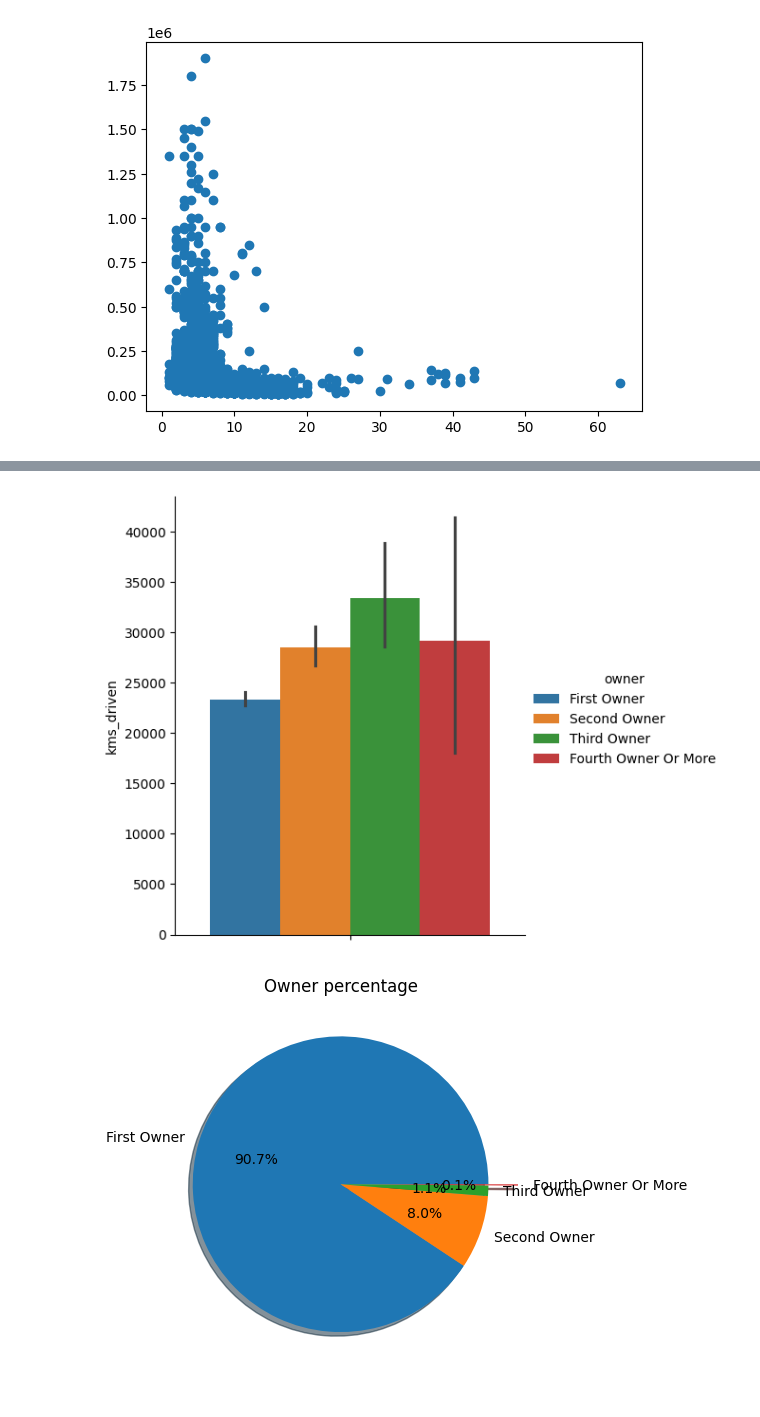
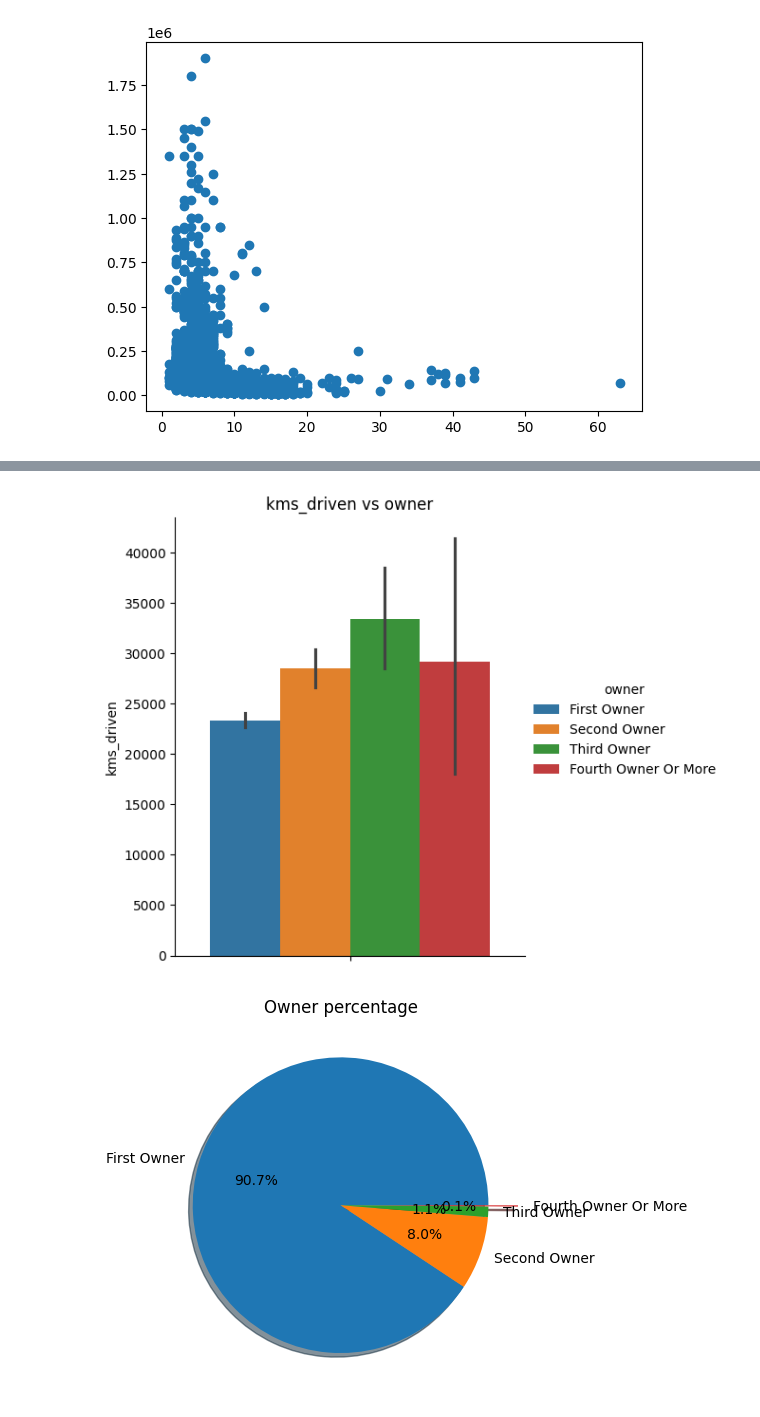
Before and after one commit to garimaagarwal2702/SITP-12-Th-may-, a Jupyter notebook: python/projects/Bike.ipynb, the cells around one changed output, grey strips where cells are left out. Saved outputs shown, nothing was run; the diff lists cells and outputs as text; code cells hidden in the pictures.

```diff
--- a/python/projects/Bike.ipynb
+++ b/python/projects/Bike.ipynb
@@ -204,8 +210,9 @@ plt.show()
 # %%
 sns.catplot(y="kms_driven",hue="owner",kind="bar",data=df)
+plt.title("kms_driven vs owner")
 plt.show()
 # %% [output]
-[figure, old version]
+[figure, new version]
 # %%
 owner = df["owner"].value_counts()
 plt.pie(owner,labels=owner.index,autopct='%1.1f%%',explode=[0,0,0,0.2],shadow=True)
```
Also changed, not shown: parts of 7 cells of this notebook, 8 other files.
